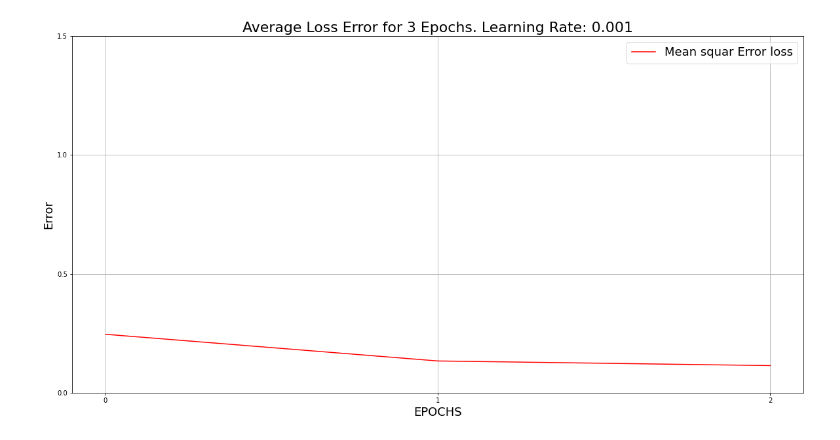
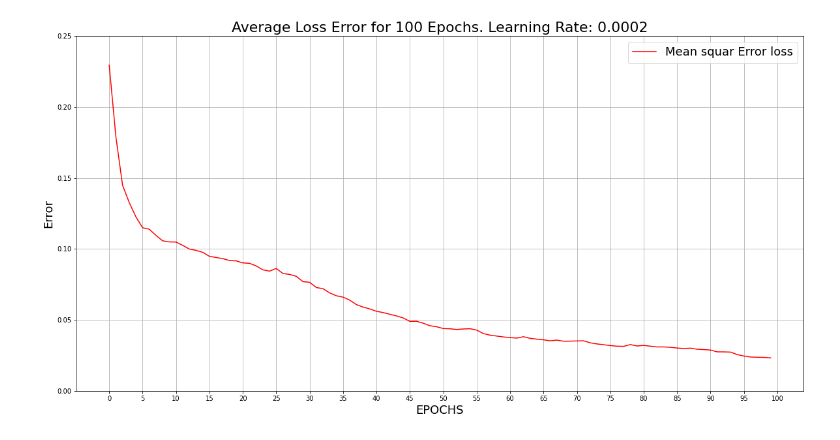
Before and after one commit to MasoudMoeini/Image-blur-detection, a Jupyter notebook: image_blur_detection.ipynb, the cells around one changed output. Saved outputs shown, nothing was run; the diff lists cells and outputs as text; code cells hidden in the pictures.

```diff
--- a/image_blur_detection.ipynb
+++ b/image_blur_detection.ipynb
@@ -37,7 +38,7 @@ pool1 = tf.layers.max_pooling2d(conv2, pool_size=[2,2], strides=2, padding="same
 #conv3
 # Input Tensor Shape: [batch_size, 112, 112, 32]
 # Output Tensor Shape: [batch_size, 112, 112, 64]
-conv3 = tf.layers.conv2d(conv2, filters=64, kernel_size=[3,3], padding="same", activation=tf.nn.relu)
+conv3 = tf.layers.conv2d(pool1, filters=64, kernel_size=[3,3], padding="same", activation=tf.nn.relu)
 
 #conv4
 # Input Tensor Shape: [batch_size, 112, 112, 64]
@@ -109,23 +110,23 @@ net=tf.layers.conv2d_transpose(net,128,[3, 3],strides = 2,padding='SAME')
 
 # Input Tensor Shape: [batch_size, 56, 56, 128]
 # Output Tensor Shape: [batch_size, 112, 112, 128]
-net=tf.layers.conv2d_transpose(net,128,[3, 3],strides = 2,padding='SAME',activation = tf.nn.relu)
+net=tf.layers.conv2d_transpose(net,128,[3, 3],strides = 2,padding='SAME',activation = tf.nn.tanh)
 
 # Input Tensor Shape: [batch_size, 112, 112, 128]
 # Output Tensor Shape: [batch_size, 224, 224, 64]
-#net=tf.layers.conv2d_transpose(net,64,[3, 3],strides = 2,padding='SAME')
-
-# Input Tensor Shape: [batch_size, 224, 224, 64]
-# Output Tensor Shape: [batch_size, 224, 224, 64]
-net=tf.layers.conv2d_transpose(net,64,[3, 3],strides = 1,padding='SAME')
+net=tf.layers.conv2d_transpose(net,64,[3, 3],strides = 2,padding='SAME',activation = tf.nn.tanh)
 
 # Input Tensor Shape: [batch_size, 224, 224, 64]
 # Output Tensor Shape: [batch_size, 224, 224, 32]
-net=tf.layers.conv2d_transpose(net,32,[3, 3],strides = 1, padding='SAME', activation = tf.nn.relu)
+net=tf.layers.conv2d_transpose(net,32,[3, 3],strides = 1,padding='SAME',activation = tf.nn.tanh)
 
 # Input Tensor Shape: [batch_size, 224, 224, 32]
+# Output Tensor Shape: [batch_size, 224, 224, 16]
+net=tf.layers.conv2d_transpose(net,16,[3, 3],strides = 1, padding='SAME', activation = tf.nn.tanh)
+
+# Input Tensor Shape: [batch_size, 224, 224, 16]
 # Output Tensor Shape: [batch_size, 224, 224, 3]
-net=tf.layers.conv2d_transpose(net,3,[3, 3],strides = 1, padding='SAME', activation = tf.nn.relu)
+net=tf.layers.conv2d_transpose(net,3,[3, 3],strides = 1, padding='SAME', activation = tf.nn.tanh)
 # %%
 #normlizing output
 #wmax = tf.reduce_max(net, axis=2, keepdims=True) # along width dimension
@@ -140,10 +143,10 @@ from datareader import DataReader
 train_images = DataReader('train')
 # %%
 ## Optimize
-batch_size=10
+batch_size=20
 num_batches= train_images.num_batches_of_size(batch_size)
-learning_rate = 0.001
-n_epochs = 3
+learning_rate = 0.0002
+n_epochs = 100
 loss = tf.reduce_mean(tf.square(net - y))
 optimizer = tf.train.AdamOptimizer(learning_rate)
 train  = optimizer.minimize(loss)
@@ -184,20 +187,20 @@ epoch 2 batch number 99    batch loss: 0.13885708153247833
 # %%
 t=np.arange(0,n_epochs,1)
 import matplotlib.pyplot as plt
 plt.figure(figsize=(20,10))
 plt.title('Average Loss Error for {} Epochs. Learning Rate: {}'.format(n_epochs,learning_rate),fontsize=22)
 plt.plot(t,epochs_average_loss,color='r',label='Mean squar Error loss')
 #plt.plot(t,Gaverageloss,color='r',label='Generator Overal Error Gloss')
 #plt.plot(t,ADVloss,color='g',label='Gnerator Adversarial Error G_Adv')
 #plt.plot(t,MSEloss,color='y',label='Generator MS Error G_MSE')
-plt.xticks(np.arange(0,n_epochs,1))
-plt.yticks(np.arange(0,2,0.5))
+plt.xticks(np.arange(0,n_epochs+1,5))
+plt.yticks(np.arange(0,0.3,0.05))
 plt.xlabel('EPOCHS',fontsize=18)
 plt.ylabel('Error',fontsize=18)
 plt.gca().legend(prop={'size': 18})
 plt.grid(True)
 # %% [output]
-[figure, old version]
+[figure, new version]
 # %%
 from testdatareader import TDataReader
 from PIL import Image
```
Also changed, not shown: parts of 3 cells of this notebook.
